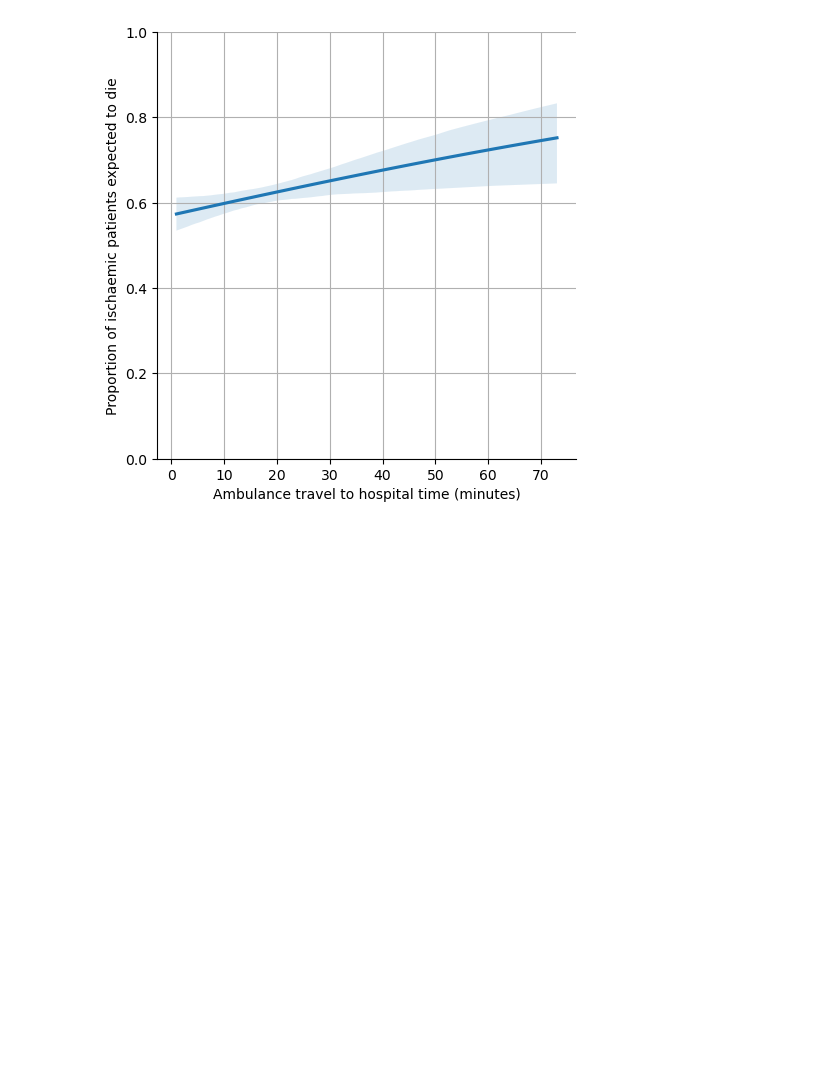
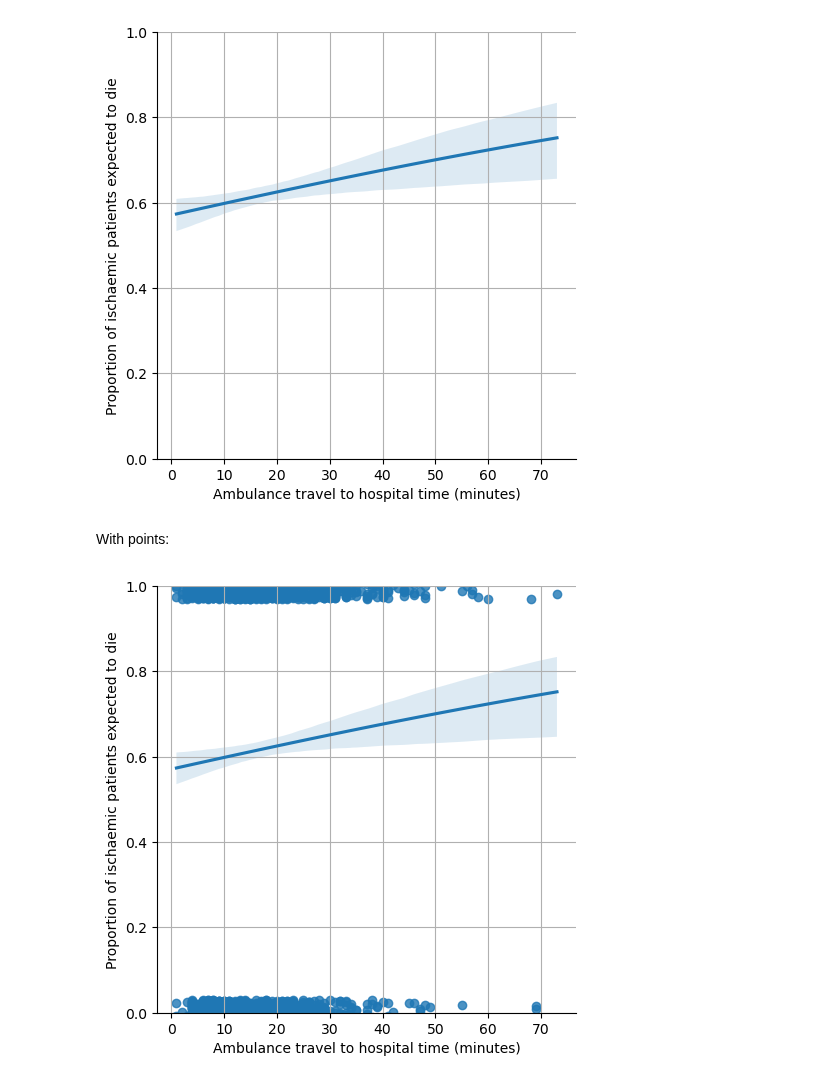
Before and after one commit to samuel-book/samuel_2_production, a Jupyter notebook: hemorrhage/01_time_to_hospital_and_death.ipynb, the cells around one changed output. Cells and saved outputs as stored; diff of their text form; code cells hidden in the pictures; blank space fills up the shorter version.

```diff
--- a/hemorrhage/01_time_to_hospital_and_death.ipynb
+++ b/hemorrhage/01_time_to_hospital_and_death.ipynb
@@ -155,3 +146,15 @@ plt.ylim(0, 1)
 plt.show();
 # %% [output]
 [figure]
+# %% [markdown]
+With points:
+# %%
+fig = sns.lmplot(x="ambulance_travel_to_hospital_time", y="death",
+                 data=data, markers='o', logistic=True, x_jitter=0, y_jitter=0.03);
+fig.set_xlabels('Ambulance travel to hospital time (minutes)')
+fig.set_ylabels('Proportion of ischaemic patients expected to die')
+plt.grid()
+plt.ylim(0, 1)
+plt.show();
+# %% [output]
+[figure, added]
```
Also changed, not shown: parts of 3 cells of this notebook.
